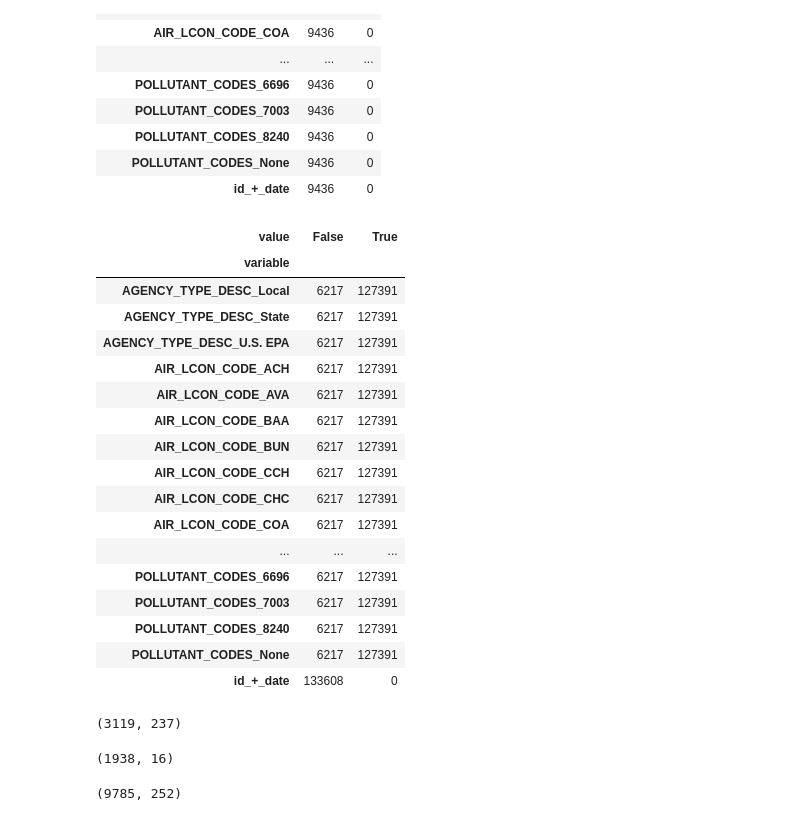
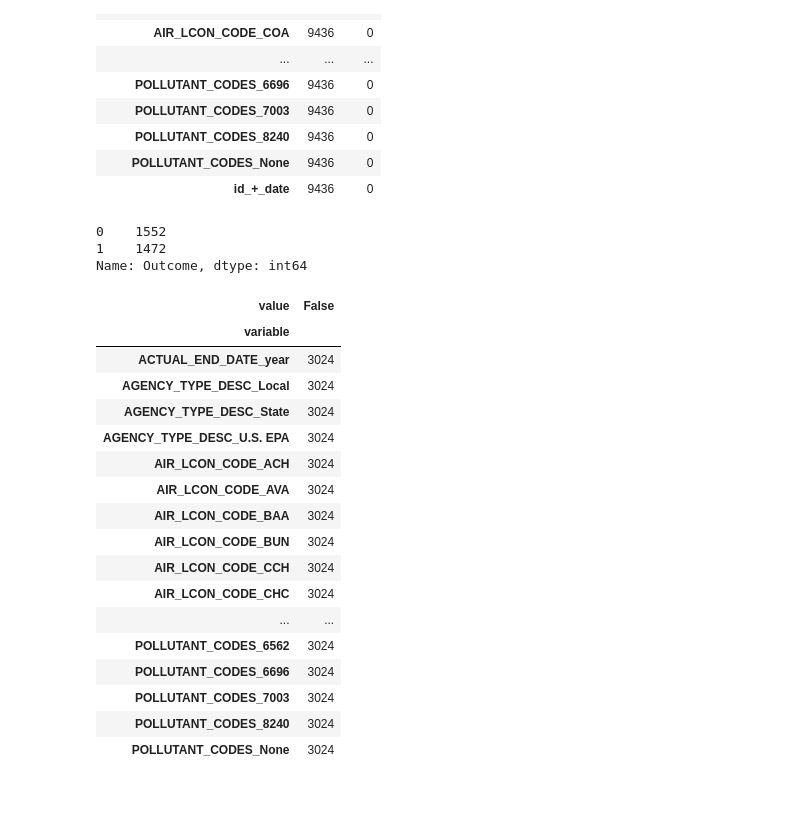
Before and after one commit to Aycrazy/ML_Project, a Jupyter notebook: ICIS-Output&Features.ipynb, the cells around one changed output. Cells and saved outputs as stored; diff of their text form; code cells hidden in the pictures.

```diff
--- a/ICIS-Output&Features.ipynb
+++ b/ICIS-Output&Features.ipynb
@@ -51,6 +49,10 @@ from datetime import date
+# %%
+#### FAILED LABEL #####
+violhist = read_file('data/ICIS-AIR_downloads/ICIS-AIR_VIOLATION_HISTORY.csv')
+fce = read_file('data/ICIS-AIR_downloads/ICIS-AIR_FCES_PCES.csv')
 # %%
 def change_to_zero(series_row):
-    if type(series_row) != str:
+    if type(series_row) != str :
         return 0
     else:
         return 1
@@ -66,7 +68,6 @@ def generate_label(start_year, end_year):
     violhist = read_file('data/ICIS-AIR_downloads/ICIS-AIR_VIOLATION_HISTORY.csv')
     fce = read_file('data/ICIS-AIR_downloads/ICIS-AIR_FCES_PCES.csv')
 
-
     date_types = ['year']
     date_format = df_dict['violation']['date_format']
     date_col = [df_dict['violation']['date_col']]
@@ -76,7 +77,7 @@ def generate_label(start_year, end_year):
     date_col = [df_dict['inspection']['date_col']]
     get_occupied_frame(fce,date_col,date_format,date_types)
 
-    fce = inspection[['PGM_SYS_ID','STATE_EPA_FLAG','COMP_MONITOR_TYPE_CODE','PROGRAM_CODES','ACTUAL_END_DATE','ACTUAL_END_DATE_year']]
+    fce = fce[['PGM_SYS_ID','STATE_EPA_FLAG','COMP_MONITOR_TYPE_CODE','PROGRAM_CODES','ACTUAL_END_DATE','ACTUAL_END_DATE_year']]
     violhist = violhist[['PGM_SYS_ID','AGENCY_TYPE_DESC','AIR_LCON_CODE','ENF_RESPONSE_POLICY_CODE','POLLUTANT_CODES','PROGRAM_CODES','HPV_DAYZERO_DATE','HPV_DAYZERO_DATE_year']]
     violhist = violhist[violhist.ENF_RESPONSE_POLICY_CODE == 'HPV']
     #removing FRVs
@@ -90,15 +91,21 @@ def generate_label(start_year, end_year):
 
     merged_hpv_fce = pd.merge(violhist, fce, how='right', left_on=['PGM_SYS_ID', 'HPV_DAYZERO_DATE'], right_on=['PGM_SYS_ID','ACTUAL_END_DATE'])
 
+    #print(merged_hpv_fce.ENF_RESPONSE_POLICY_CODE.iloc[1].apply(change_to_zero))
+
     merged_hpv_fce['Outcome'] = merged_hpv_fce.ENF_RESPONSE_POLICY_CODE.apply(change_to_zero)
     #finding 0's
 
+    #print(merged_hpv_fce.Outcome.value_counts())
+
     output = merged_hpv_fce.groupby(['PGM_SYS_ID', 'ACTUAL_END_DATE_year']).sum().reset_index()
+
+    #print(output.Outcome.value_counts())
 
     output.Outcome = output.Outcome.apply(change_to_zero_float)
 
-    return output, merged_hpv_fce
+    return output
 # %%
 start_date = '2007'
 end_date = '2016'
-out, merged = generate_label(start_date, end_date)
+out = generate_label(start_date, end_date)
@@ -310,24 +313,32 @@ check_na(final_w_ivfi_noninspect_df)
 | POLLUTANT_CODES_8240 | 9436 | 0 |
 | POLLUTANT_CODES_None | 9436 | 0 |
 | id_+_date | 9436 | 0 |
+# %%
+y = pd.merge(feat, out, how='inner', left_on=['PGM_SYS_ID','HPV_DAYZERO_DATE_year'], right_on = ['PGM_SYS_ID','ACTUAL_END_DATE_year'])
+# %%
+y.Outcome.value_counts()
+# %% [output]
+0    1552
+1    1472
+Name: Outcome, dtype: int64
 # %%
-check_na(final_inspect_viol_df)
+check_na(y)
 # %% [output]
-| value | False | True |
-| variable |  |  |
-| AGENCY_TYPE_DESC_Local | 6217 | 127391 |
-| AGENCY_TYPE_DESC_State | 6217 | 127391 |
-| AGENCY_TYPE_DESC_U.S. EPA | 6217 | 127391 |
-| AIR_LCON_CODE_ACH | 6217 | 127391 |
-| AIR_LCON_CODE_AVA | 6217 | 127391 |
-| AIR_LCON_CODE_BAA | 6217 | 127391 |
-| AIR_LCON_CODE_BUN | 6217 | 127391 |
-| AIR_LCON_CODE_CCH | 6217 | 127391 |
-| AIR_LCON_CODE_CHC | 6217 | 127391 |
-| AIR_LCON_CODE_COA | 6217 | 127391 |
-| ... | ... | ... |
-| POLLUTANT_CODES_6696 | 6217 | 127391 |
-| POLLUTANT_CODES_7003 | 6217 | 127391 |
-| POLLUTANT_CODES_8240 | 6217 | 127391 |
-| POLLUTANT_CODES_None | 6217 | 127391 |
-| id_+_date | 133608 | 0 |
+| value | False |
+| variable |  |
+| ACTUAL_END_DATE_year | 3024 |
+| AGENCY_TYPE_DESC_Local | 3024 |
+| AGENCY_TYPE_DESC_State | 3024 |
+| AGENCY_TYPE_DESC_U.S. EPA | 3024 |
+| AIR_LCON_CODE_ACH | 3024 |
+| AIR_LCON_CODE_AVA | 3024 |
+| AIR_LCON_CODE_BAA | 3024 |
+| AIR_LCON_CODE_BUN | 3024 |
+| AIR_LCON_CODE_CCH | 3024 |
+| AIR_LCON_CODE_CHC | 3024 |
+| ... | ... |
+| POLLUTANT_CODES_6562 | 3024 |
+| POLLUTANT_CODES_6696 | 3024 |
+| POLLUTANT_CODES_7003 | 3024 |
+| POLLUTANT_CODES_8240 | 3024 |
+| POLLUTANT_CODES_None | 3024 |
@@ -336,13 +344,0 @@ y = pd.merge(feat, merged_dropped, how='inner', left_on=['PGM_SYS_ID','HPV_DAYZE
-# %%
-feat.shape
-# %% [output]
-(3119, 237)
-# %%
-
-merged_dropped.shape
-# %% [output]
-(1938, 16)
-# %%
-y.shape
-# %% [output]
-(9785, 252)
```
Also changed, not shown: parts of 5 cells of this notebook.
